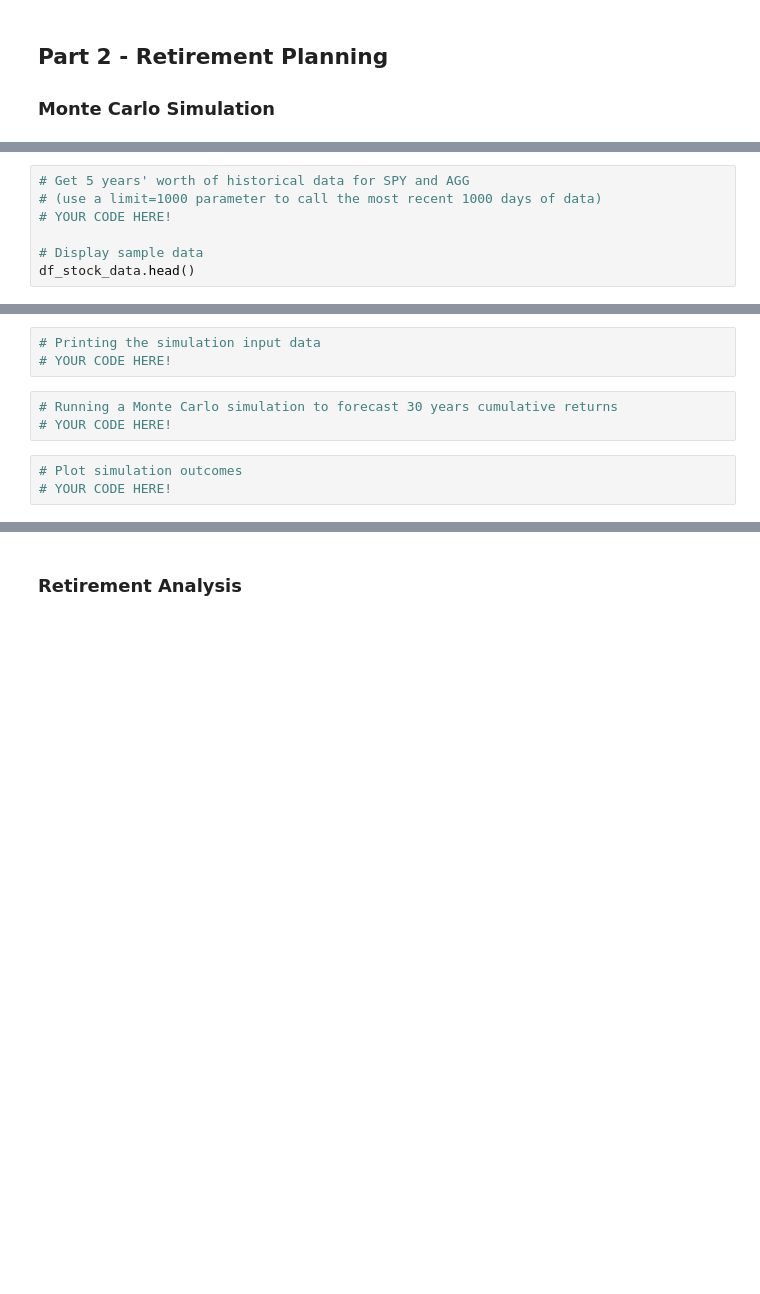
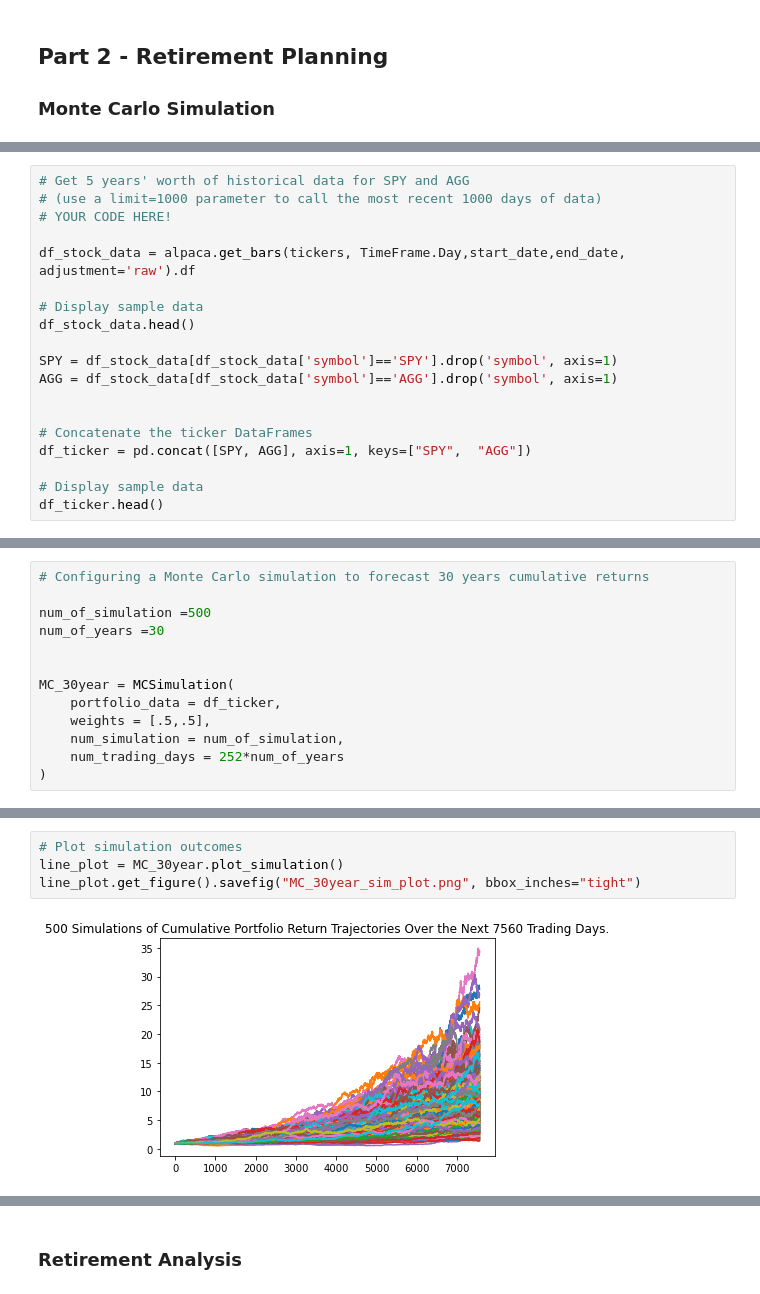
Before and after one commit to sameerlakhe/05_APIs_Financial_Planning, a Jupyter notebook: financial-planner.ipynb, the cells around one changed output, grey strips where cells are left out. Drawn from its saved outputs; the diff is of its cells as text; blank space fills up the shorter version.

Commit message:
add MC simulations for different periods and plot charts

```diff
--- a/financial-planner.ipynb
+++ b/financial-planner.ipynb
@@ -234,5 +237,17 @@ end_date = pd.Timestamp('2022-03-01', tz='America/New_York').isoformat()
 # (use a limit=1000 parameter to call the most recent 1000 days of data)
 # YOUR CODE HERE!
 
+df_stock_data = alpaca.get_bars(tickers, TimeFrame.Day,start_date,end_date, adjustment='raw').df
+
 # Display sample data
 df_stock_data.head()
+
+SPY = df_stock_data[df_stock_data['symbol']=='SPY'].drop('symbol', axis=1)
+AGG = df_stock_data[df_stock_data['symbol']=='AGG'].drop('symbol', axis=1)
+
+
+# Concatenate the ticker DataFrames
+df_ticker = pd.concat([SPY, AGG], axis=1, keys=["SPY",  "AGG"])
+
+# Display sample data
+df_ticker.head()
@@ -238,0 +263,13 @@ df_stock_data.head()
+# %%
+# Configuring a Monte Carlo simulation to forecast 30 years cumulative returns
+
+num_of_simulation =500
+num_of_years =30
+
+
+MC_30year = MCSimulation(
+    portfolio_data = df_ticker,
+    weights = [.5,.5],
+    num_simulation = num_of_simulation,
+    num_trading_days = 252*num_of_years
+)
@@ -242,11 +334,8 @@ df_stock_data.head()
-# %%
-# Printing the simulation input data
-# YOUR CODE HERE!
-# %%
-# Running a Monte Carlo simulation to forecast 30 years cumulative returns
-# YOUR CODE HERE!
-# %%
-# Plot simulation outcomes
-# YOUR CODE HERE!
+# %%
+# Plot simulation outcomes
+line_plot = MC_30year.plot_simulation()
+line_plot.get_figure().savefig("MC_30year_sim_plot.png", bbox_inches="tight")
+# %% [output]
+[figure, added]
 # %%
 # Plot probability distribution and confidence intervals
```
Also changed, not shown: parts of 28 cells of this notebook, 6 other files.
